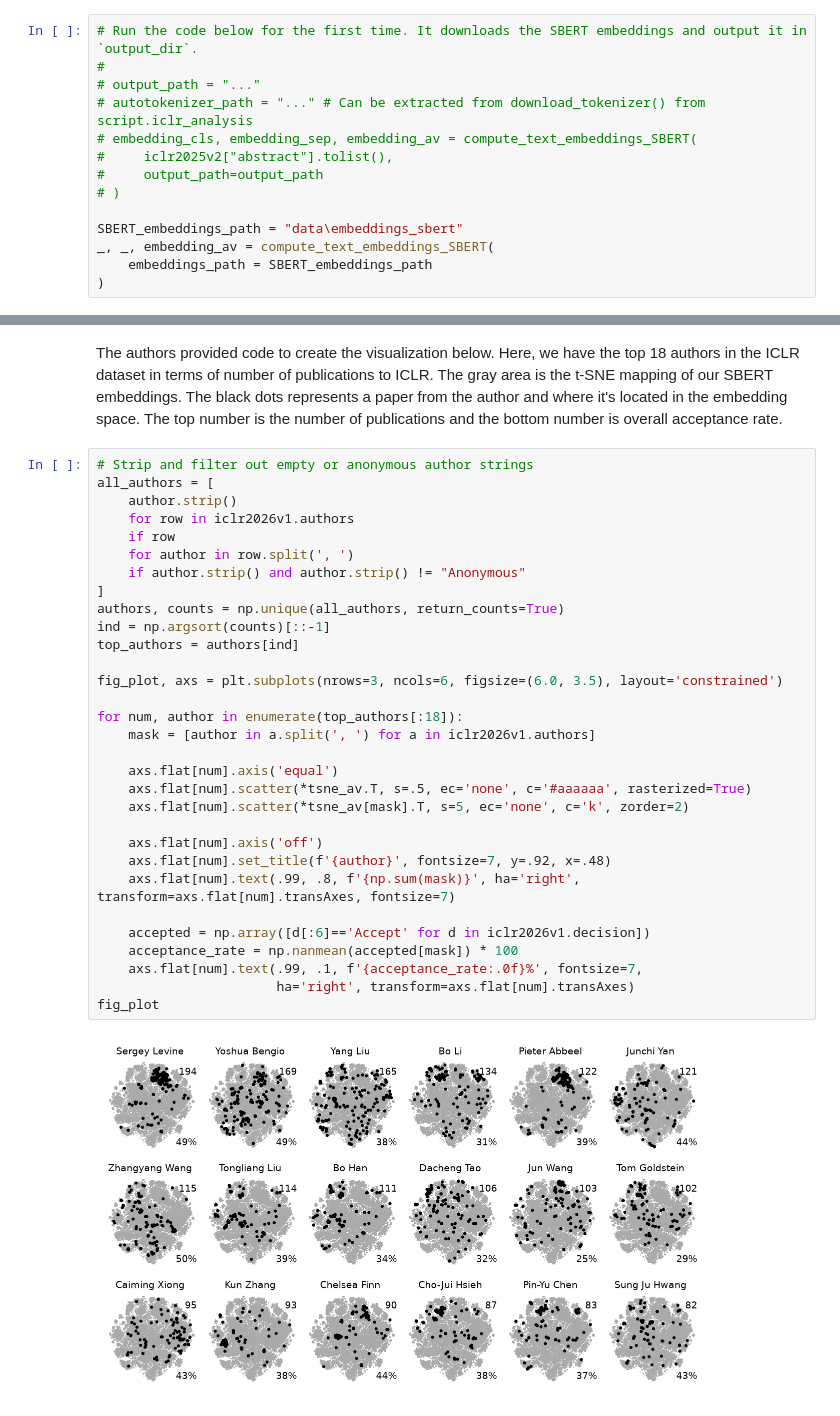
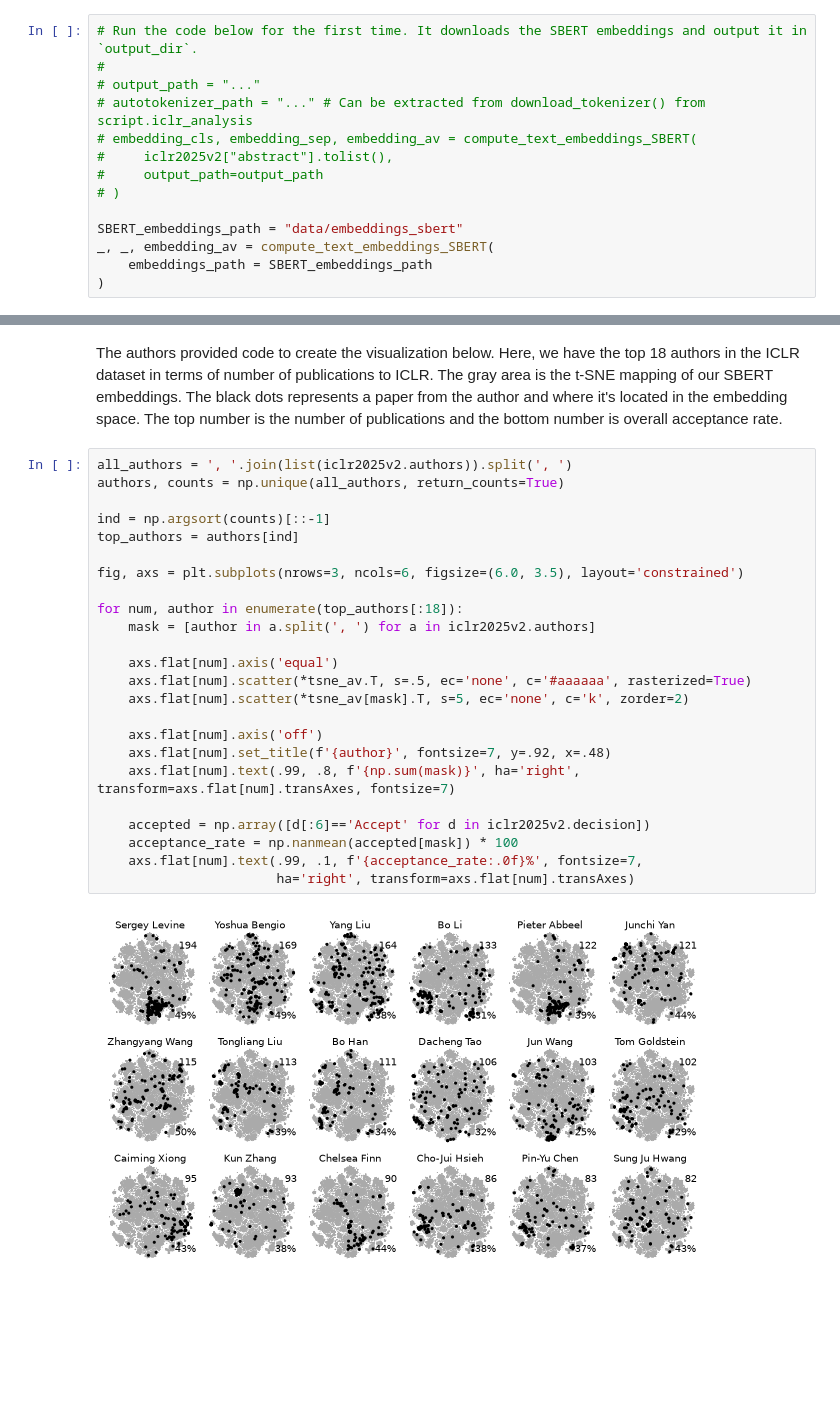
Before and after one commit to angellicodigo/COS424_Project, a Jupyter notebook: initial_analysis.ipynb, the cells around one changed output, grey strips where cells are left out. Drawn from its saved outputs; the diff is of its cells as text; blank space fills up the shorter version.

```diff
--- a/initial_analysis.ipynb
+++ b/initial_analysis.ipynb
@@ -212,7 +211,7 @@ The main pipeline from the paper is to first use SBERT then to use t-SNE to map
 #     output_path=output_path
 # )
 
-SBERT_embeddings_path = "data\embeddings_sbert"
+SBERT_embeddings_path = "data/embeddings_sbert"
 _, _, embedding_av = compute_text_embeddings_SBERT(
     embeddings_path = SBERT_embeddings_path
 )
@@ -239,35 +238,28 @@ Iteration  500, KL divergence 2.8028, 50 iterations in 23.2499 sec
 # %% [markdown]
 The authors provided code to create the visualization below. Here, we have the top 18 authors in the ICLR dataset in terms of number of publications to ICLR. The gray area is the t-SNE mapping of our SBERT embeddings. The black dots represents a paper from the author and where it's located in the embedding space. The top number is the number of publications and the bottom number is overall acceptance rate.
 # %%
-# Strip and filter out empty or anonymous author strings
-all_authors = [
-    author.strip()
-    for row in iclr2026v1.authors
-    if row
-    for author in row.split(', ')
-    if author.strip() and author.strip() != "Anonymous"
-]
+all_authors = ', '.join(list(iclr2025v2.authors)).split(', ')
 authors, counts = np.unique(all_authors, return_counts=True)
+
 ind = np.argsort(counts)[::-1]
 top_authors = authors[ind]
 
-fig_plot, axs = plt.subplots(nrows=3, ncols=6, figsize=(6.0, 3.5), layout='constrained')
+fig, axs = plt.subplots(nrows=3, ncols=6, figsize=(6.0, 3.5), layout='constrained')
 
 for num, author in enumerate(top_authors[:18]):
-    mask = [author in a.split(', ') for a in iclr2026v1.authors]
+    mask = [author in a.split(', ') for a in iclr2025v2.authors]
 
     axs.flat[num].axis('equal')
     axs.flat[num].scatter(*tsne_av.T, s=.5, ec='none', c='#aaaaaa', rasterized=True)
     axs.flat[num].scatter(*tsne_av[mask].T, s=5, ec='none', c='k', zorder=2)
 
     axs.flat[num].axis('off')
     axs.flat[num].set_title(f'{author}', fontsize=7, y=.92, x=.48)
     axs.flat[num].text(.99, .8, f'{np.sum(mask)}', ha='right', transform=axs.flat[num].transAxes, fontsize=7)
 
-    accepted = np.array([d[:6]=='Accept' for d in iclr2026v1.decision])
+    accepted = np.array([d[:6]=='Accept' for d in iclr2025v2.decision])
     acceptance_rate = np.nanmean(accepted[mask]) * 100
     axs.flat[num].text(.99, .1, f'{acceptance_rate:.0f}%', fontsize=7,
                        ha='right', transform=axs.flat[num].transAxes)
-fig_plot
 # %% [output]
-[figure, old version]
+[figure, new version]
```
Also changed, not shown: parts of 8 cells of this notebook, 1 other file.
